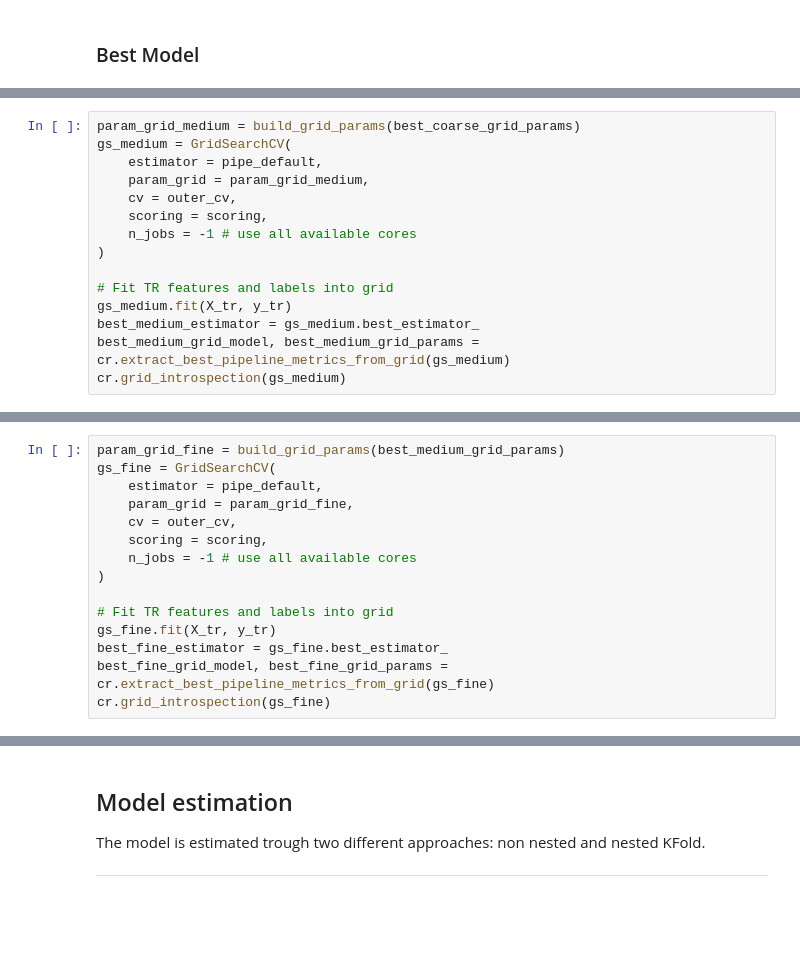
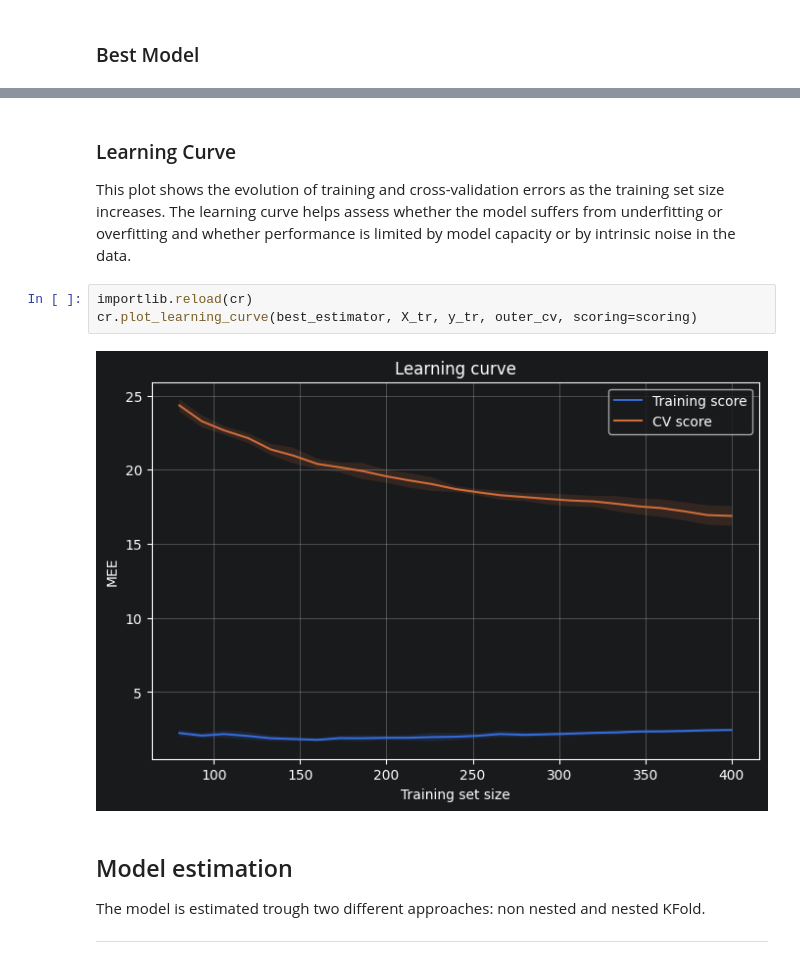
Before and after one commit to Borbico/Machine_Learning_Melaccio, a Jupyter notebook: notebooks/cup_SVM.ipynb, the cells around one changed output, grey strips where cells are left out. Cells and saved outputs as stored; diff of their text form; blank space fills up the shorter version.

Commit message:
Error correction on NN and SVM

```diff
--- a/notebooks/cup_SVM.ipynb
+++ b/notebooks/cup_SVM.ipynb
@@ -178,15 +149,0 @@ Best model: Pipeline(steps=[('scaler', StandardScaler()),
-# %%
-param_grid_medium = build_grid_params(best_coarse_grid_params)
-gs_medium = GridSearchCV(
-    estimator = pipe_default,
-    param_grid = param_grid_medium,
-    cv = outer_cv,
-    scoring = scoring,
-    n_jobs = -1 # use all available cores
-)
-
-# Fit TR features and labels into grid
-gs_medium.fit(X_tr, y_tr)
-best_medium_estimator = gs_medium.best_estimator_
-best_medium_grid_model, best_medium_grid_params = cr.extract_best_pipeline_metrics_from_grid(gs_medium)
-cr.grid_introspection(gs_medium)
@@ -208,15 +149,0 @@ Best model: Pipeline(steps=[('scaler', StandardScaler()),
-# %%
-param_grid_fine = build_grid_params(best_medium_grid_params)
-gs_fine = GridSearchCV(
-    estimator = pipe_default,
-    param_grid = param_grid_fine,
-    cv = outer_cv,
-    scoring = scoring,
-    n_jobs = -1 # use all available cores
-)
-
-# Fit TR features and labels into grid
-gs_fine.fit(X_tr, y_tr)
-best_fine_estimator = gs_fine.best_estimator_
-best_fine_grid_model, best_fine_grid_params = cr.extract_best_pipeline_metrics_from_grid(gs_fine)
-cr.grid_introspection(gs_fine)
@@ -246,3 +150,11 @@ cr.plot_learning_curve(clean_pipeline, X_tr, y_tr, outer_cv, scoring=scoring)
+# %% [markdown]
+<h3>Learning Curve</h3>
+<p>This plot shows the evolution of training and cross-validation errors as the training set size increases. The learning curve helps assess whether the model suffers from underfitting or overfitting and whether performance is limited by model capacity or by intrinsic noise in the data.</p>
+# %%
+importlib.reload(cr)
+cr.plot_learning_curve(best_estimator, X_tr, y_tr, outer_cv, scoring=scoring)
+# %% [output]
+[figure, added]
 # %% [markdown]
 <h2>Model estimation</h2>
 <p>The model is estimated trough two different approaches: non nested and nested KFold.</p>
```
Also changed, not shown: parts of 27 cells of this notebook, 6 other files.
